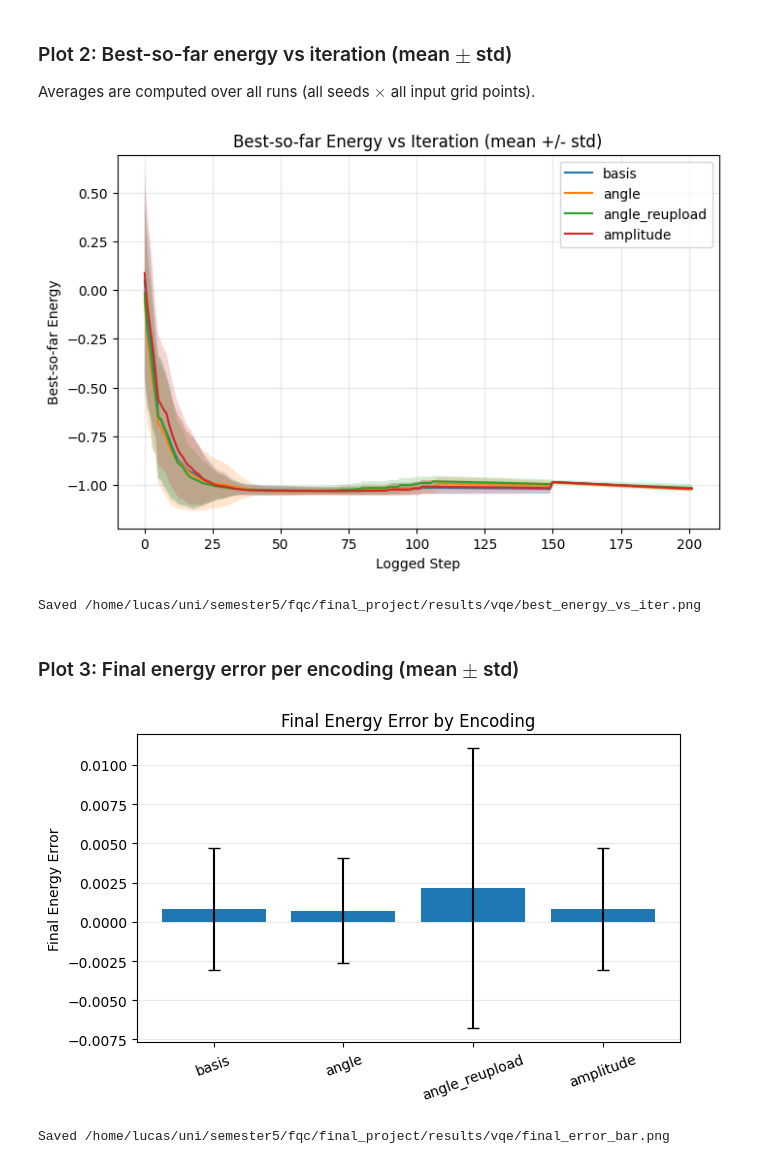
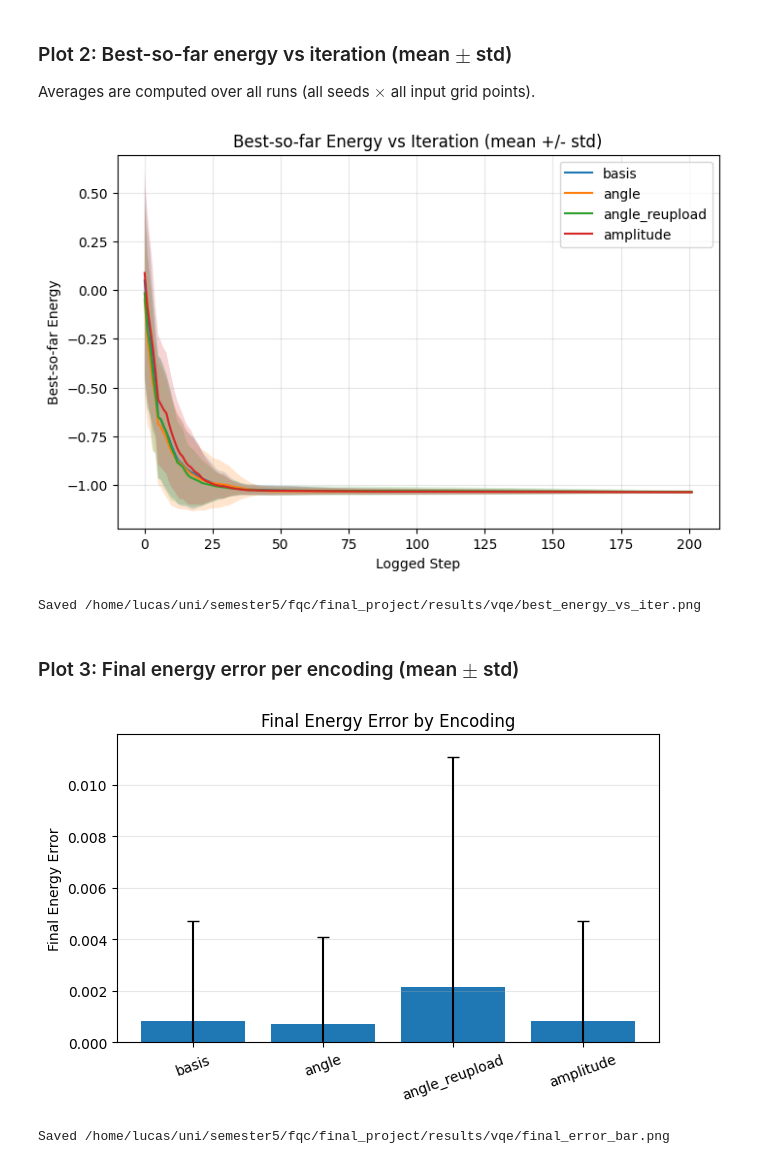
Before and after one commit to lucas937-code/fqc-final-project, a Jupyter notebook: notebooks/01_vqe_encoding_compare.ipynb, the cells around one changed output. Drawn from its saved outputs; the diff is of its cells as text; code cells hidden in the pictures.

```diff
--- a/notebooks/01_vqe_encoding_compare.ipynb
+++ b/notebooks/01_vqe_encoding_compare.ipynb
@@ -100,33 +100,44 @@ by_encoding = {}
 for r in results:
     by_encoding.setdefault(r['encoding'], []).append(r)
 
-def stack_curves(runs, key):
+def stack_curves(runs, key, pad_with_last=False):
     curves = [np.asarray(r[key], dtype=float) for r in runs]
     max_len = max(len(c) for c in curves)
-    arr = np.full((len(curves), max_len), np.nan, dtype=float)
+
+    arr = np.zeros((len(curves), max_len), dtype=float)
+
     for i, c in enumerate(curves):
         arr[i, :len(c)] = c
+        if len(c) < max_len:
+            if pad_with_last:
+                arr[i, len(c):] = c[-1]
+            else:
+                arr[i, len(c):] = np.nan
+
     return arr
 
 summary = {}
 for enc, runs in by_encoding.items():
-    energies = stack_curves(runs, 'energies')
-    bests = stack_curves(runs, 'best_energies')
+    energies = stack_curves(runs, 'energies', pad_with_last=False)
+    bests    = stack_curves(runs, 'best_energies', pad_with_last=True)
+
     finals = np.array([r['final_energy'] for r in runs], dtype=float)
     errors = np.array([r['final_error'] for r in runs], dtype=float)
+
     summary[enc] = {
         'energies_mean': np.nanmean(energies, axis=0),
-        'energies_std': np.nanstd(energies, axis=0),
-        'best_mean': np.nanmean(bests, axis=0),
-        'best_std': np.nanstd(bests, axis=0),
+        'energies_std':  np.nanstd(energies, axis=0),
+        'best_mean': bests.mean(axis=0),
+        'best_std':  bests.std(axis=0),
         'final_energy_mean': finals.mean(),
-        'final_energy_std': finals.std(),
-        'final_error_mean': errors.mean(),
-        'final_error_std': errors.std(),
+        'final_energy_std':  finals.std(),
+        'final_error_mean':  errors.mean(),
+        'final_error_std':   errors.std(),
     }
 
 for enc, s in summary.items():
     print(enc, 'final_error mean/std:', s['final_error_mean'], s['final_error_std'])
+    assert np.all(np.diff(s['best_mean']) <= 1e-12), f"{enc} best_mean not monotonic"
 # %% [output]
 basis final_error mean/std: 0.0008377090837218739 0.003884275047697411
 angle final_error mean/std: 0.0007129492448522543 0.0033583398985881693
@@ -186,29 +197,30 @@ plt.savefig(path, dpi=200, bbox_inches='tight')
 plt.show()
 print('Saved', path)
 # %% [output]
-[figure, old version]
+[figure, new version]
 Saved /home/lucas/uni/semester5/fqc/final_project/results/vqe/best_energy_vs_iter.png
 # %% [markdown]
 ### Plot 3: Final energy error per encoding (mean $\pm$ std)
 # %%
 labels = [enc.name for enc in encoders]
 means = [summary[e]["final_error_mean"] for e in labels]
 stds  = [summary[e]["final_error_std"]  for e in labels]
 
 plt.figure(figsize=(7, 4))
 xpos = np.arange(len(labels))
 plt.bar(xpos, means, yerr=stds, capsize=4)
+plt.ylim(bottom=0)
 plt.xticks(xpos, labels, rotation=20)
 plt.ylabel('Final Energy Error')
 plt.title('Final Energy Error by Encoding')
 plt.grid(axis='y', alpha=0.3)
 
 path = results_dir / 'final_error_bar.png'
 plt.savefig(path, dpi=200, bbox_inches='tight')
 plt.show()
 print('Saved', path)
 # %% [output]
-[figure, old version]
+[figure, new version]
 Saved /home/lucas/uni/semester5/fqc/final_project/results/vqe/final_error_bar.png
 # %%
 # Prepare mapping from x -> grid index
```
Also changed, not shown: parts of 3 cells of this notebook, 7 other files.
